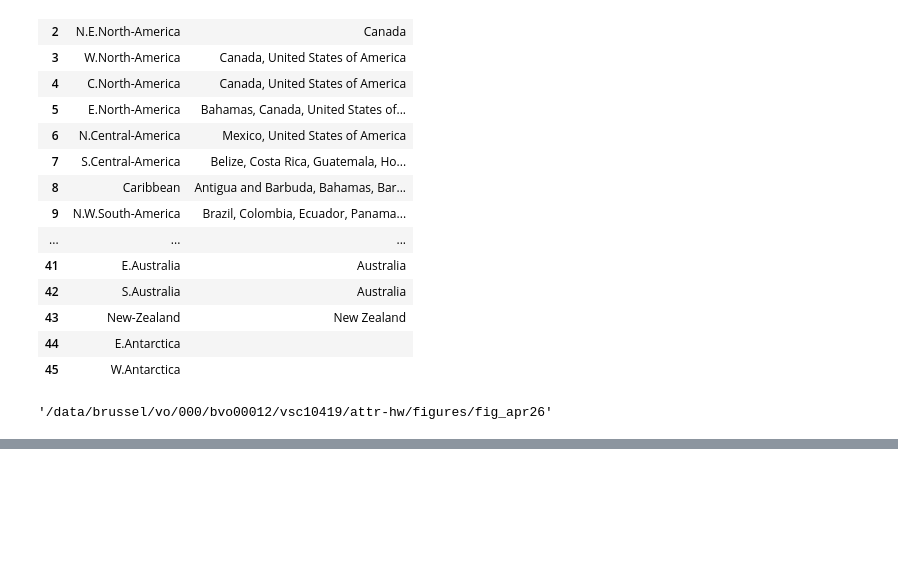
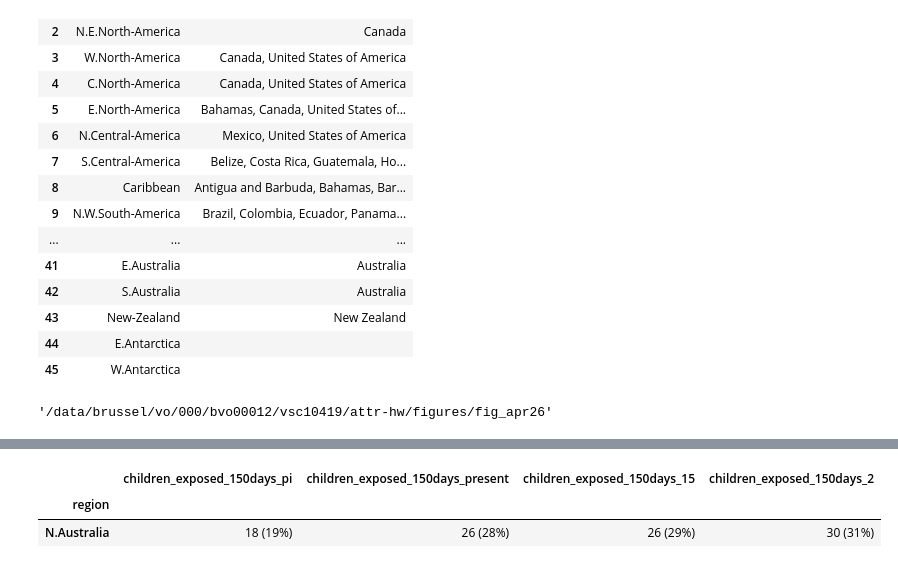
Before and after one commit to rosapietroiusti/attr-hs, a Jupyter notebook: main/attr-hw-figSI-regional-results-comms.ipynb, the cells around one changed output, grey strips where cells are left out. Cells and saved outputs as stored; diff of their text form; code cells hidden in the pictures; blank space fills up the shorter version.

```diff
--- a/main/attr-hw-figSI-regional-results-comms.ipynb
+++ b/main/attr-hw-figSI-regional-results-comms.ipynb
@@ -2276,0 +2279,15 @@ figdir
+# %%
+ar6 = regionmask.defined_regions.ar6.land
+
+mask = ar6.mask(da_nAHD_models)
+
+# Identify Northern Australia
+nau_number = ar6.map_keys("NAU")
+
+# Australia country mask
+aus_mask = countrymasks_nan.sel(variable="AUS").notnull()
+
+# Remove the non-Australian part of NAU, while retaining all other AR6 regions
+mask_nau_australia = mask.where(
+    (mask != nau_number) | aus_mask
+)
@@ -2276,0 +2443,44 @@ figdir
+# %%
+df_children_perregion_merged_5mo = (pd.concat([df_children_ar6_5mo, df_children_ar6_15_5mo, df_children_ar6_2_5mo], axis=1) / 1e3).round(0)
+
+df_children_percent_perregion_merged_5mo = (pd.concat([df_children_percent_ar6_5mo, df_children_percent_ar6_15_5mo, df_children_percent_ar6_2_5mo], axis=1)).round(0)
+
+df_exposure_piclimate_ar6 = pd.concat([(df_children_ar6_5mo_pi / 1e3), df_children_percent_ar6_5mo_pi],axis=1).round() #.head(30)
+
+df_children_fmt_5mo = df_children_perregion_merged_5mo.copy()
+
+df_children_fmt_5mo.insert(0,'children_exposed_150days_pi',df_exposure_piclimate_ar6['children_exposed_150days_pi']) # insert pi
+
+df_children_fmt_5mo['children_exposed_150days_pi'] = (
+    df_children_fmt_5mo['children_exposed_150days_pi'].round(0).astype(int).astype(str)
+    + " ("
+    + df_exposure_piclimate_ar6['children_percent_exposed_150days_pi'].round(0).astype("Int64").astype(str)
+    + "%)"
+)
+
+df_children_fmt_5mo['children_exposed_150days_present'] = (
+    df_children_fmt_5mo['children_exposed_150days_present'].round(0).astype(int).astype(str)
+    + " ("
+    + df_children_percent_perregion_merged_5mo['children_percent_exposed_150days_present'].round(0).astype("Int64").astype(str)
+    + "%)"
+)
+
+df_children_fmt_5mo['children_exposed_150days_15'] = (
+    df_children_fmt_5mo['children_exposed_150days_15'].round(0).astype(int).astype(str)
+    + " ("
+    + df_children_percent_perregion_merged_5mo['children_percent_exposed_150days_15'].round(0).astype("Int64").astype(str)
+    + "%)"
+)
+
+df_children_fmt_5mo['children_exposed_150days_2'] = (
+    df_children_fmt_5mo['children_exposed_150days_2'].round(0).astype(int).astype(str)
+    + " ("
+    + df_children_percent_perregion_merged_5mo['children_percent_exposed_150days_2'].round(0).astype("Int64").astype(str)
+    + "%)"
+)
+
+df_children_fmt_5mo.loc[[nau_name]]
+# %% [output]
+|  | children_exposed_150days_pi | children_exposed_150days_present | children_exposed_150days_15 | children_exposed_150days_2 |
+| region |  |  |  |  |
+| N.Australia | 18 (19%) | 26 (28%) | 26 (29%) | 30 (31%) |
```
Also changed, not shown: parts of 12 cells of this notebook.
